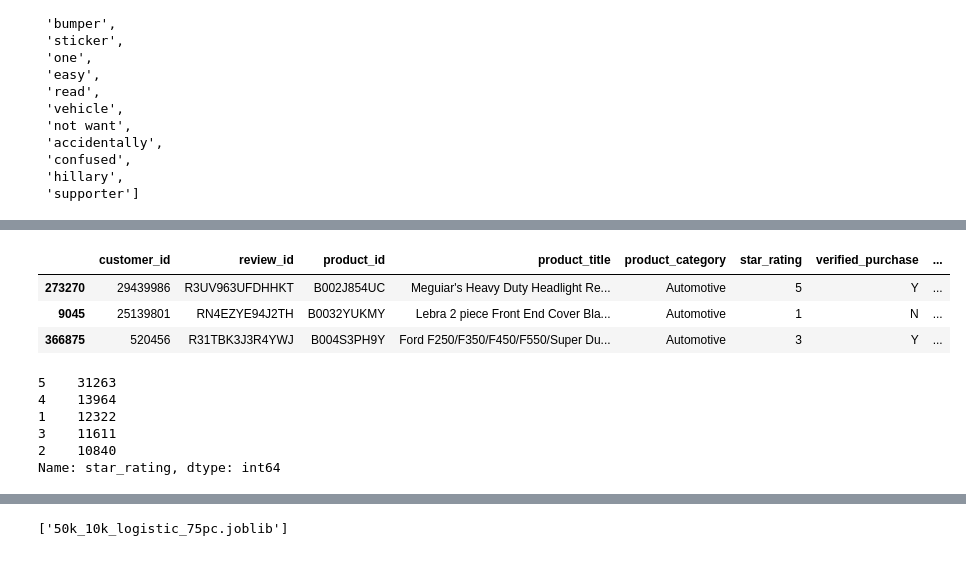
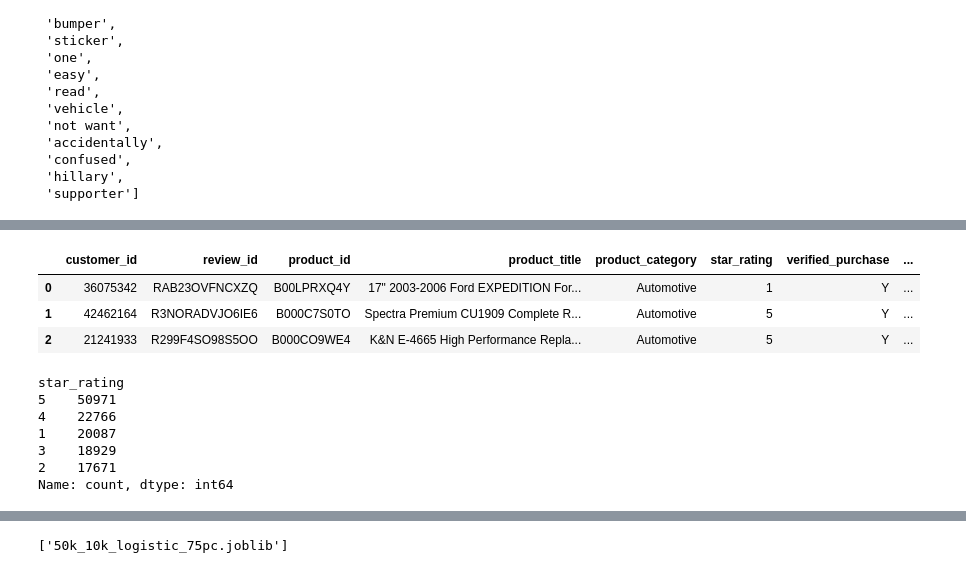
Before and after one commit to Coretteket/dsp, a Jupyter notebook: main-quinten.ipynb, the cells around one changed output, grey strips where cells are left out. Cells and saved outputs as stored; diff of their text form; code cells hidden in the pictures.

```diff
--- a/main-quinten.ipynb
+++ b/main-quinten.ipynb
@@ -61 +59,5 @@ negate(["not", "good"])
+# %%
+Df_nans = data.loc[data["product_title"].isna()]
+len(Df_nans)
+data.loc[data["product_title"].isna(), "product_title"] = ""
 # %%
@@ -161,11 +154,11 @@ get_review_body("RLO2HPKLQ6KFB")
 # %%
-trunc = data.sample(70000)
+trunc = data
 trunc.head(3)
 # %% [output]
 |  | customer_id | review_id | product_id | product_title | product_category | star_rating | verified_purchase | ... |
-| 273270 | 29439986 | R3UV963UFDHHKT | B002J854UC | Meguiar's Heavy Duty Headlight Re... | Automotive | 5 | Y | ... |
-| 9045 | 25139801 | RN4EZYE94J2TH | B0032YUKMY | Lebra 2 piece Front End Cover Bla... | Automotive | 1 | N | ... |
-| 366875 | 520456 | R31TBK3J3R4YWJ | B004S3PH9Y | Ford F250/F350/F450/F550/Super Du... | Automotive | 3 | Y | ... |
+| 0 | 36075342 | RAB23OVFNCXZQ | B00LPRXQ4Y | 17" 2003-2006 Ford EXPEDITION For... | Automotive | 1 | Y | ... |
+| 1 | 42462164 | R3NORADVJO6IE6 | B000C7S0TO | Spectra Premium CU1909 Complete R... | Automotive | 5 | Y | ... |
+| 2 | 21241933 | R299F4SO98S5OO | B000CO9WE4 | K&N E-4665 High Performance Repla... | Automotive | 5 | Y | ... |
 # %%
 # give me 10k random one star reviews
 
@@ -210,14 +203,15 @@ def get_data(n, k, t):
     return pd.concat([train, test])
 
 
-n_train = 80000
-n_test = 20000
+n_train = 130424
+n_test = 26000
 
 trunc = get_data(n_train, n_test, 0.6)
 # %% [output]
-5    31263
-4    13964
-1    12322
-3    11611
-2    10840
-Name: star_rating, dtype: int64
+star_rating
+5    50971
+4    22766
+1    20087
+3    18929
+2    17671
+Name: count, dtype: int64
```
Also changed, not shown: parts of 11 cells of this notebook.
